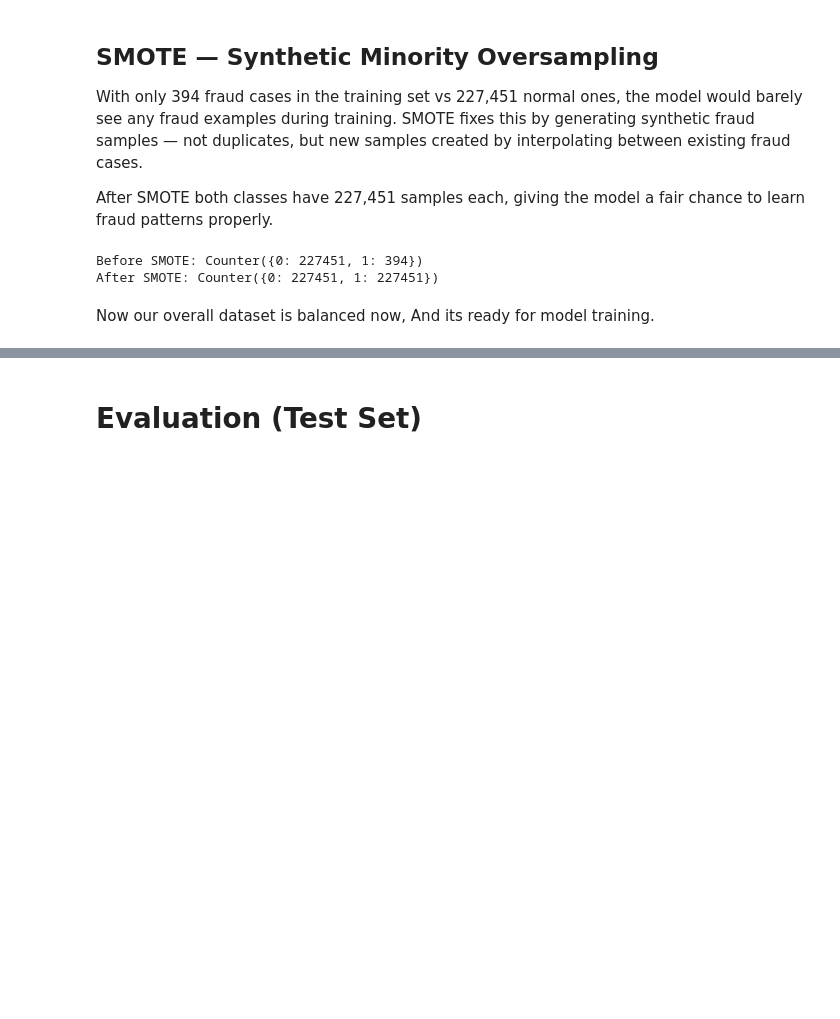
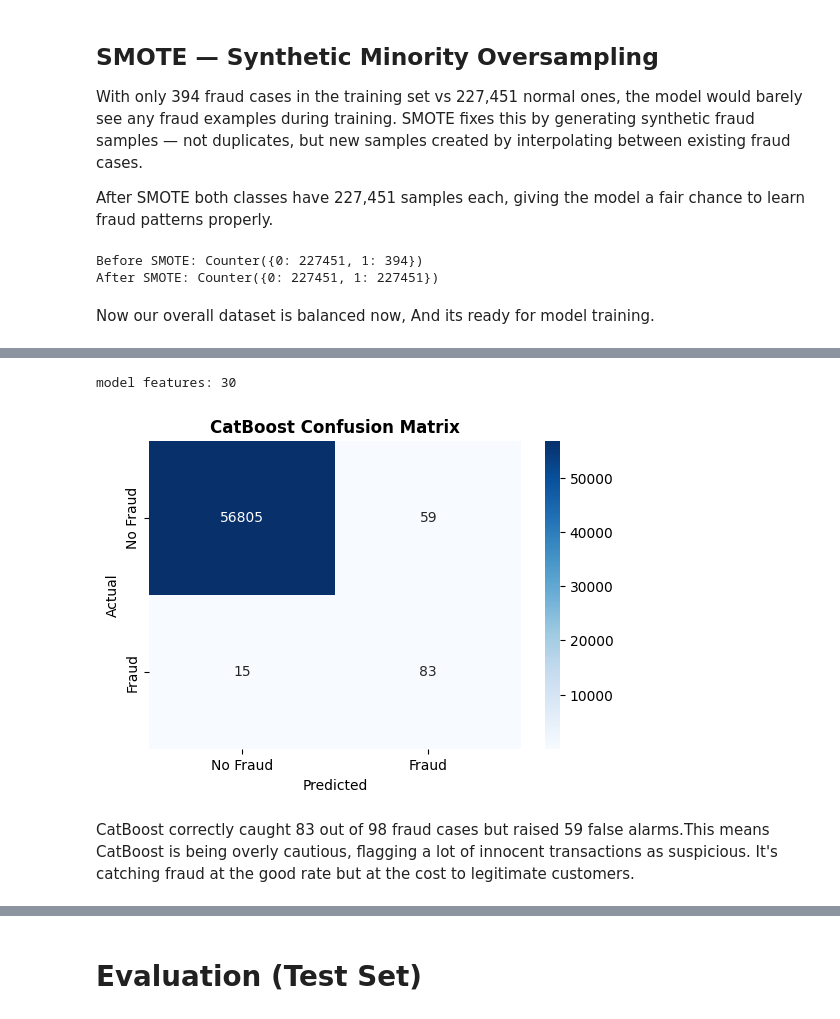
Before and after one commit to ANSHAB786/credit-card-fraud-detection, a Jupyter notebook: data_preprocessing.ipynb, the cells around one changed output, grey strips where cells are left out. Drawn from its saved outputs; the diff is of its cells as text; code cells hidden in the pictures; blank space fills up the shorter version.

```diff
--- a/data_preprocessing.ipynb
+++ b/data_preprocessing.ipynb
@@ -665,0 +670,18 @@ simple probabilities: [4.96711736e-08 1.92291608e-08 1.55656201e-06 ... 3.256001
+# %%
+print("model features:", cat_model.n_features_in_)
+# %% [output]
+model features: 30
+# %%
+cm = confusion_matrix(y_test, cat_pred)
+plt.figure(figsize=(6,4))
+sns.heatmap(cm, annot=True, fmt='d', cmap='Blues',
+            xticklabels=['No Fraud', 'Fraud'],
+            yticklabels=['No Fraud', 'Fraud'])
+plt.title("CatBoost Confusion Matrix", weight='bold')
+plt.xlabel("Predicted")
+plt.ylabel("Actual")
+plt.show()
+# %% [output]
+[figure, added]
+# %% [markdown]
+CatBoost correctly caught 83 out of 98 fraud cases but raised 59 false alarms.This means CatBoost is being overly cautious, flagging a lot of innocent transactions as suspicious. It's catching fraud at the good rate but at the cost to legitimate customers.
```
Also changed, not shown: parts of 31 cells of this notebook.
